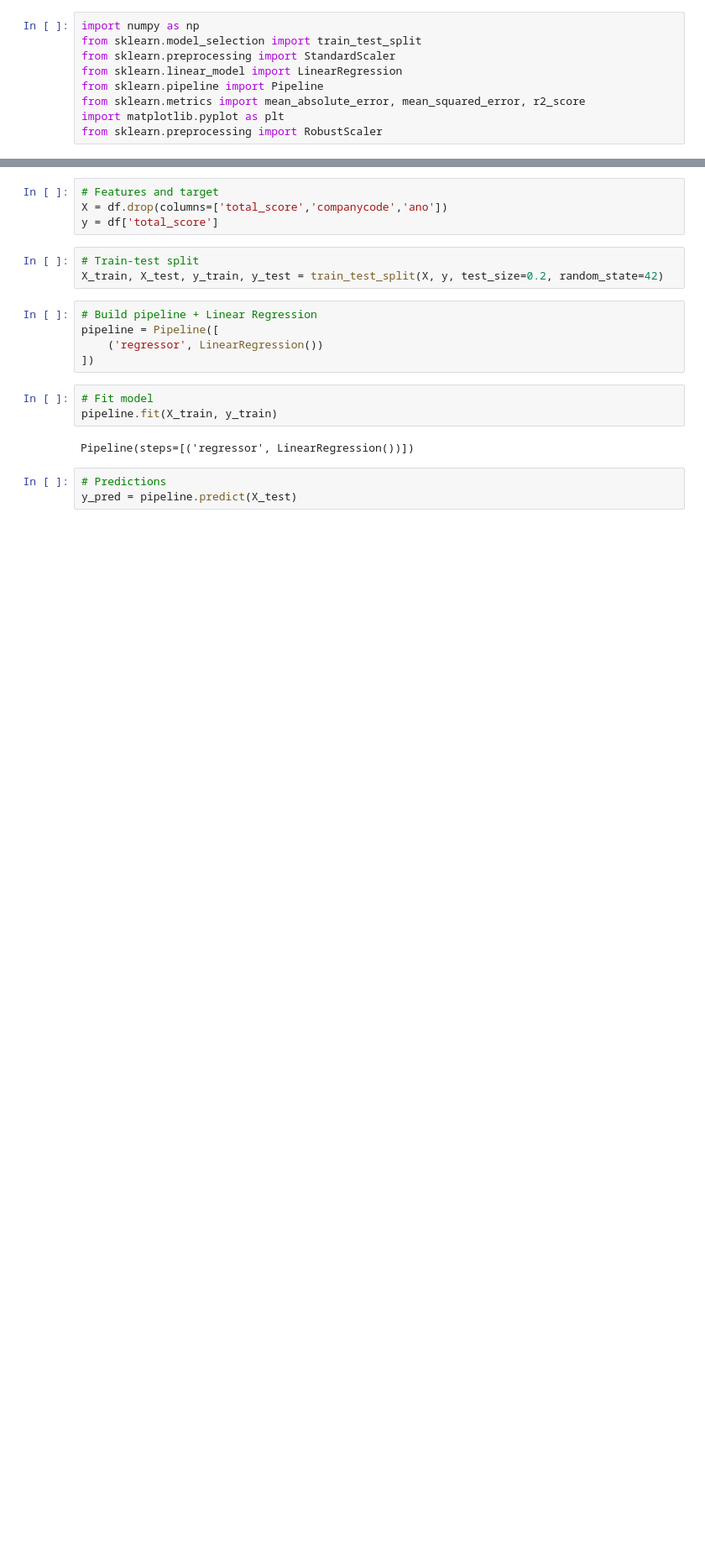
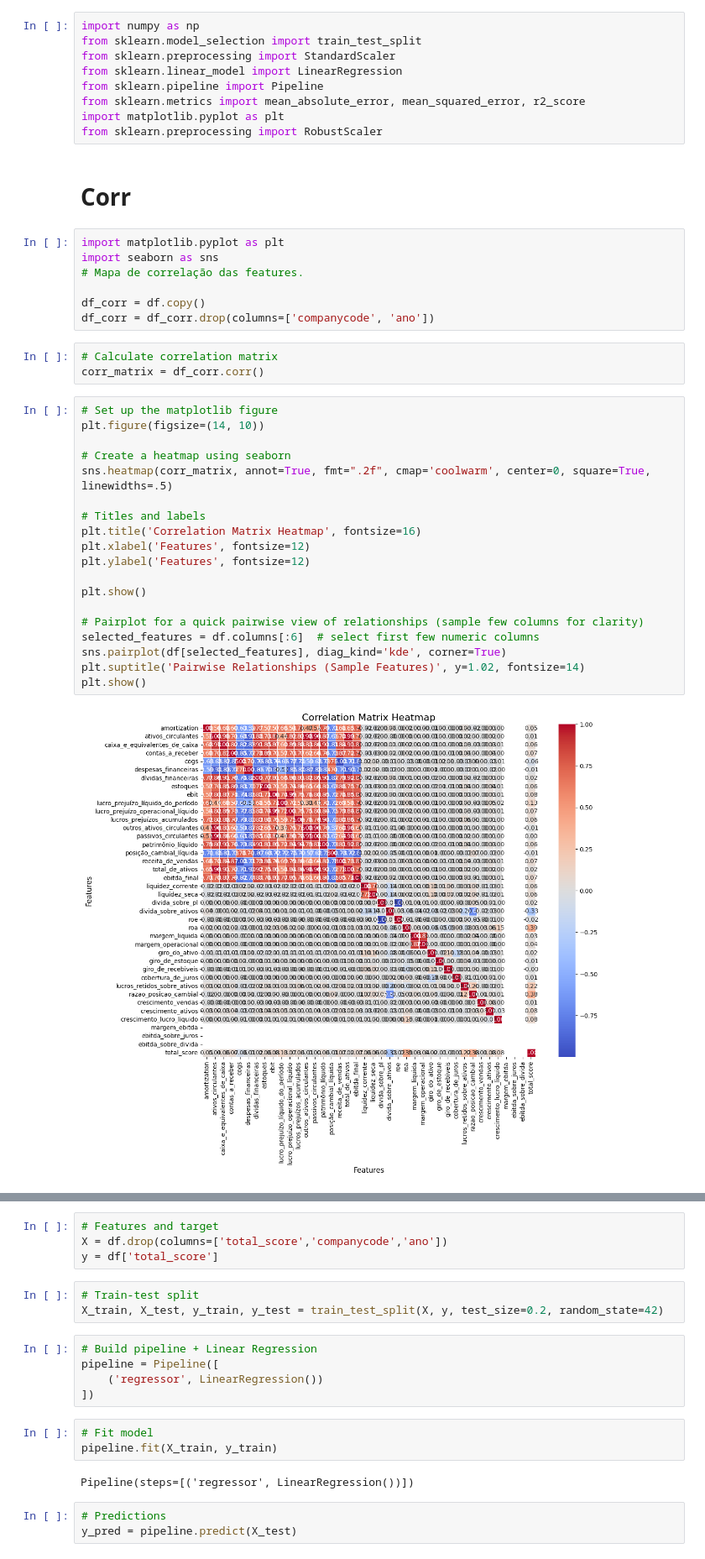
Before and after one commit to lgregs/TCC-CD-USP, a Jupyter notebook: model.ipynb, the cells around one changed output, grey strips where cells are left out. Shown at 84% size. Cells and saved outputs as stored; diff of their text form; blank space fills up the shorter version.

```diff
--- a/model.ipynb
+++ b/model.ipynb
@@ -40,3 +42,36 @@ from sklearn.pipeline import Pipeline
 from sklearn.metrics import mean_absolute_error, mean_squared_error, r2_score
 import matplotlib.pyplot as plt
 from sklearn.preprocessing import RobustScaler
+# %% [markdown]
+# Corr
+# %%
+import matplotlib.pyplot as plt
+import seaborn as sns
+# Mapa de correlação das features.
+
+df_corr = df.copy()
+df_corr = df_corr.drop(columns=['companycode', 'ano'])
+# %%
+# Calculate correlation matrix
+corr_matrix = df_corr.corr()
+# %%
+# Set up the matplotlib figure
+plt.figure(figsize=(14, 10))
+
+# Create a heatmap using seaborn
+sns.heatmap(corr_matrix, annot=True, fmt=".2f", cmap='coolwarm', center=0, square=True, linewidths=.5)
+
+# Titles and labels
+plt.title('Correlation Matrix Heatmap', fontsize=16)
+plt.xlabel('Features', fontsize=12)
+plt.ylabel('Features', fontsize=12)
+
+plt.show()
+
+# Pairplot for a quick pairwise view of relationships (sample few columns for clarity)
+selected_features = df.columns[:6]  # select first few numeric columns
+sns.pairplot(df[selected_features], diag_kind='kde', corner=True)
+plt.suptitle('Pairwise Relationships (Sample Features)', y=1.02, fontsize=14)
+plt.show()
+# %% [output]
+[figure, added]
```
Also changed, not shown: parts of 8 cells of this notebook, 5 other files.
